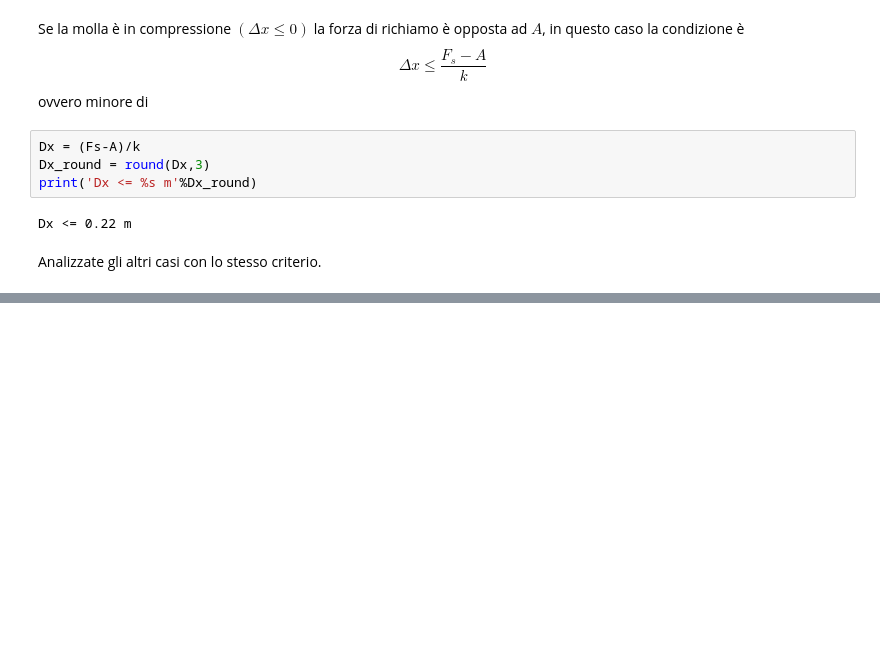
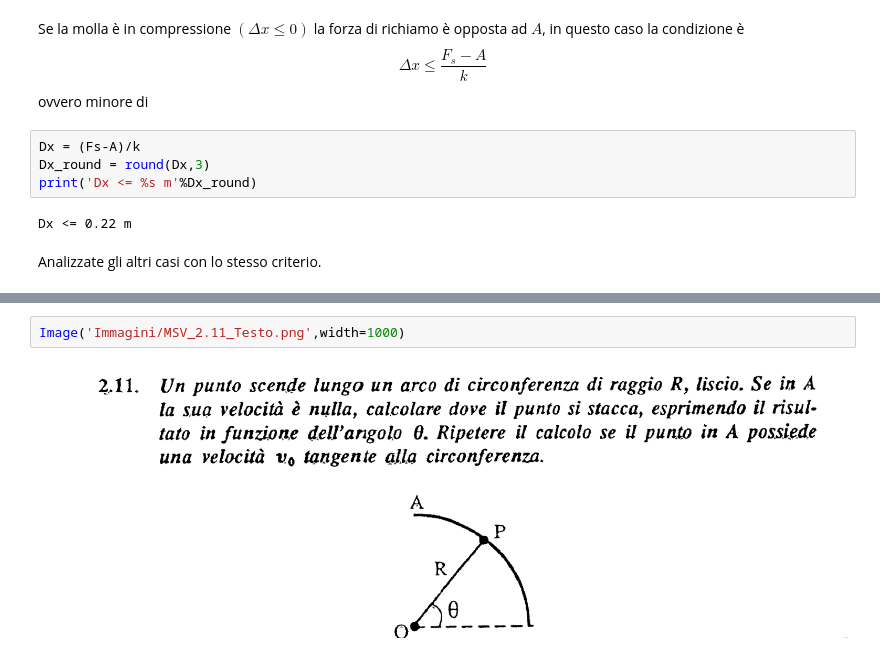
Before and after one commit to marcodalessandro76/Esercitazioni-Fisica-1, a Jupyter notebook: Dinamica punto materiale.ipynb, the cells around one changed output, grey strips where cells are left out. Saved outputs shown, nothing was run; the diff lists cells and outputs as text; blank space fills up the shorter version.

```diff
--- a/Dinamica punto materiale.ipynb
+++ b/Dinamica punto materiale.ipynb
@@ -404,0 +566,4 @@ Analizzate gli altri casi con lo stesso criterio.
+# %%
+Image('Immagini/MSV_2.11_Testo.png',width=1000)
+# %% [output]
+[figure, added]
```
Also changed, not shown: parts of 16 cells of this notebook, 4 other files.
